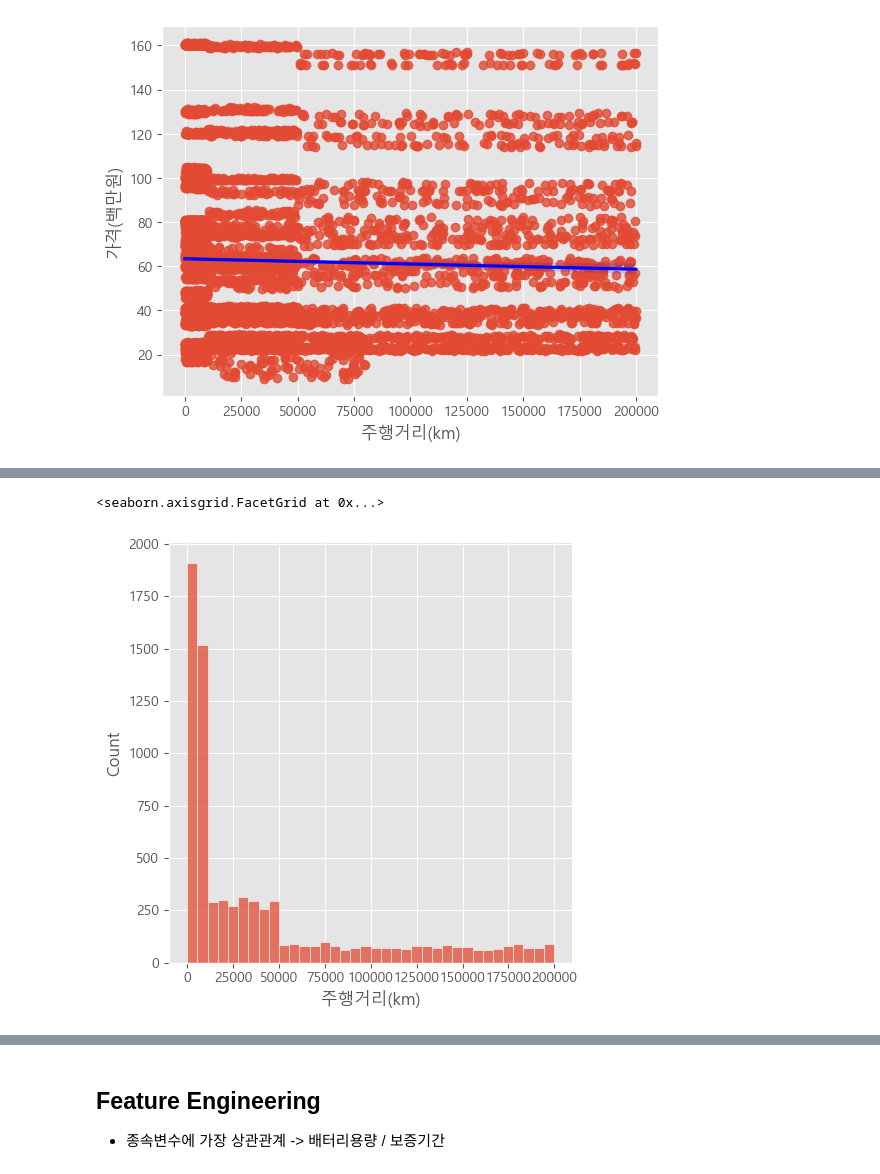
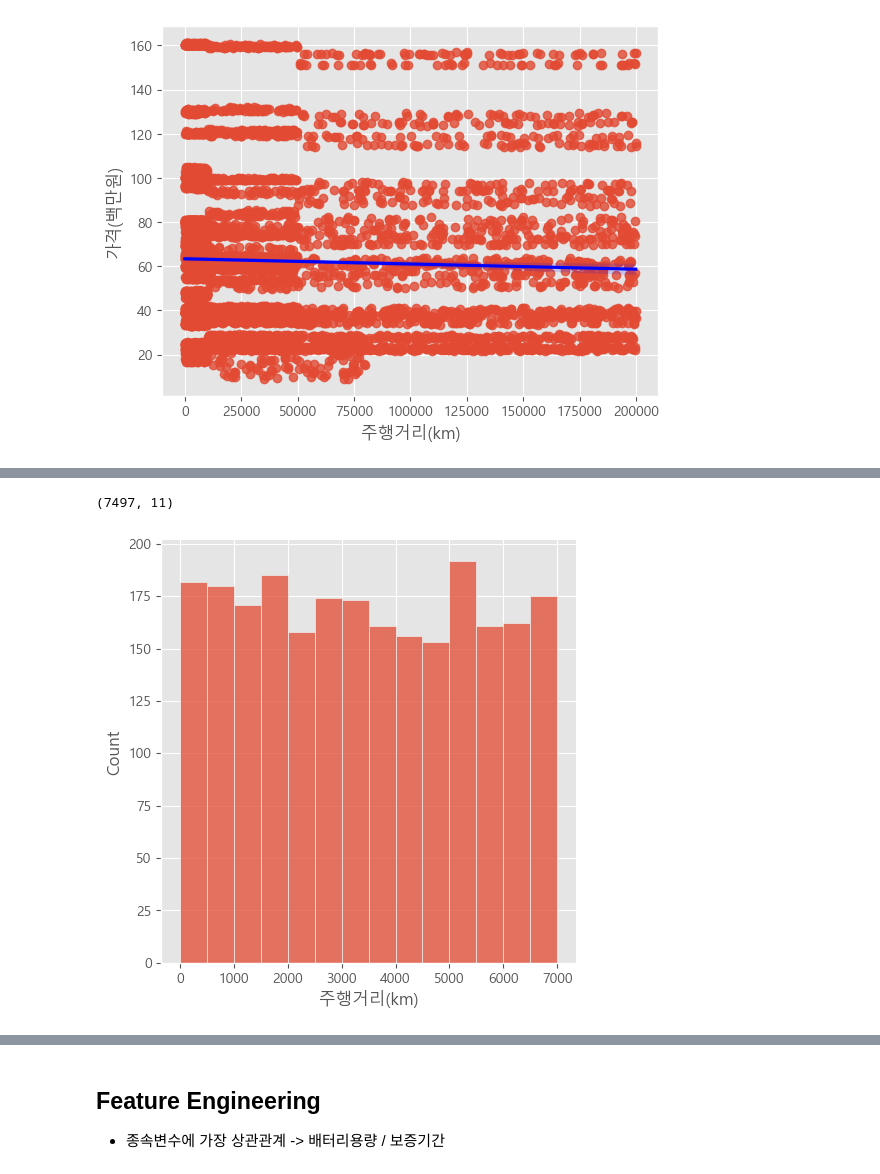
Before and after one commit to han942/vscode, a Jupyter notebook: CarEV.ipynb, the cells around one changed output, grey strips where cells are left out. Drawn from its saved outputs; the diff is of its cells as text; code cells hidden in the pictures.

```diff
--- a/CarEV.ipynb
+++ b/CarEV.ipynb
@@ -257,5 +284,6 @@ sns.regplot(data=train,x='주행거리(km)',y='가격(백만원)',line_kws={'col
 # %%
-sns.displot(train['주행거리(km)'])
+sns.displot(train.loc[train['주행거리(km)']<7000,'주행거리(km)'])
+train.shape
 # %% [output]
-<seaborn.axisgrid.FacetGrid at 0x...>
+(7497, 11)
-[figure, old version]
+[figure, new version]
```
Also changed, not shown: parts of 29 cells of this notebook.
